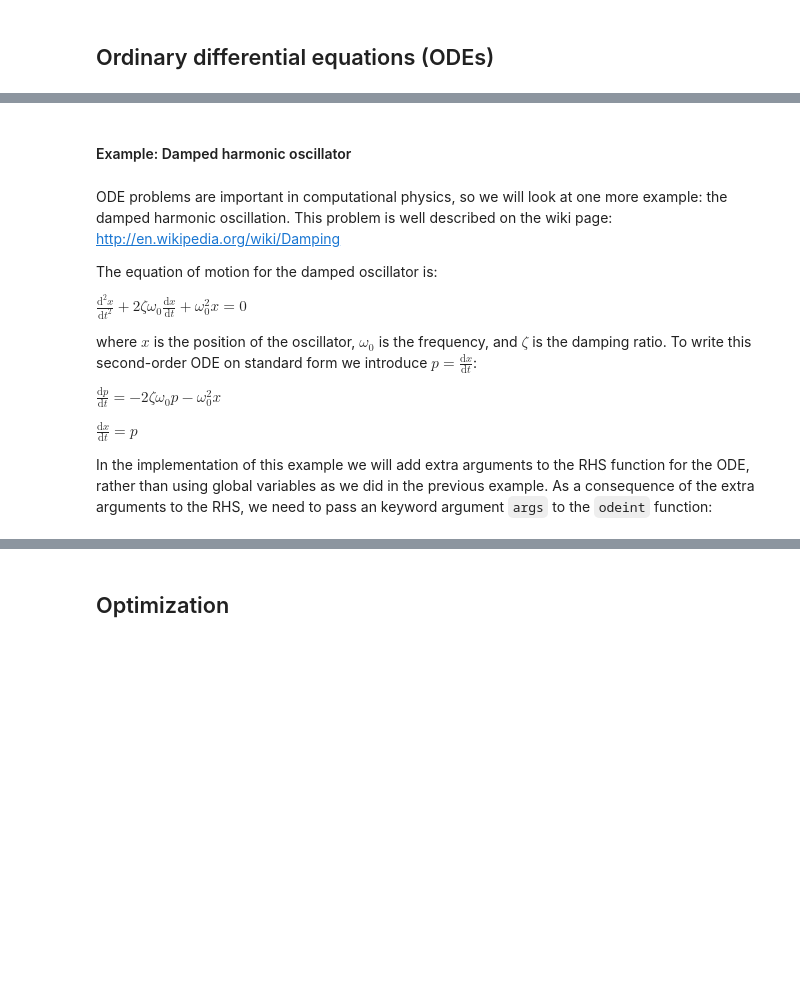
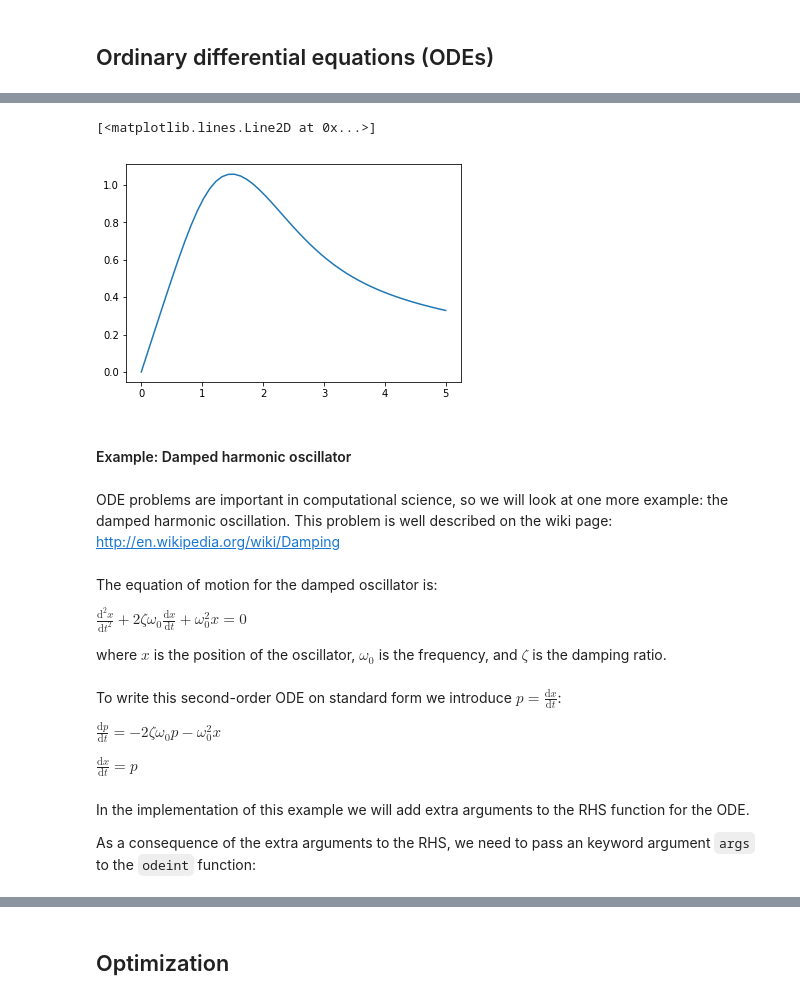
Before and after one commit to eitanlees/ISC-3313, a Jupyter notebook: Lectures/Week-10/20-Scipy-Cont.ipynb, the cells around one changed output, grey strips where cells are left out. Saved outputs shown, nothing was run; the diff lists cells and outputs as text; code cells hidden in the pictures; blank space fills up the shorter version.

```diff
--- a/Lectures/Week-10/20-Scipy-Cont.ipynb
+++ b/Lectures/Week-10/20-Scipy-Cont.ipynb
@@ -125,19 +137,28 @@ We will see how we can implement `f` and `y_0` in Python code in the examples be
+# %%
+plt.plot(t, y)
+# %% [output]
+[<matplotlib.lines.Line2D at 0x...>]
+[figure, added]
 # %% [markdown]
 #### Example: Damped harmonic oscillator
-# %% [markdown]
-ODE problems are important in computational physics, so we will look at one more example: the damped harmonic oscillation. This problem is well described on the wiki page: http://en.wikipedia.org/wiki/Damping
-
-The equation of motion for the damped oscillator is:
-
-$\displaystyle \frac{\mathrm{d}^2x}{\mathrm{d}t^2} + 2\zeta\omega_0\frac{\mathrm{d}x}{\mathrm{d}t} + \omega^2_0 x = 0$
-
-where $x$ is the position of the oscillator, $\omega_0$ is the frequency, and $\zeta$ is the damping ratio. To write this second-order ODE on standard form we introduce $p = \frac{\mathrm{d}x}{\mathrm{d}t}$:
-
-$\displaystyle \frac{\mathrm{d}p}{\mathrm{d}t} = - 2\zeta\omega_0 p - \omega^2_0 x$
-
-$\displaystyle \frac{\mathrm{d}x}{\mathrm{d}t} = p$
-
-In the implementation of this example we will add extra arguments to the RHS function for the ODE, rather than using global variables as we did in the previous example. As a consequence of the extra arguments to the RHS, we need to pass an keyword argument `args` to the `odeint` function:
+# %% [markdown]
+ODE problems are important in computational science, so we will look at one more example: the damped harmonic oscillation. This problem is well described on the wiki page: http://en.wikipedia.org/wiki/Damping
+# %% [markdown]
+The equation of motion for the damped oscillator is:
+
+$\displaystyle \frac{\mathrm{d}^2x}{\mathrm{d}t^2} + 2\zeta\omega_0\frac{\mathrm{d}x}{\mathrm{d}t} + \omega^2_0 x = 0$
+
+where $x$ is the position of the oscillator, $\omega_0$ is the frequency, and $\zeta$ is the damping ratio.
+# %% [markdown]
+To write this second-order ODE on standard form we introduce $p = \frac{\mathrm{d}x}{\mathrm{d}t}$:
+
+$\displaystyle \frac{\mathrm{d}p}{\mathrm{d}t} = - 2\zeta\omega_0 p - \omega^2_0 x$
+
+$\displaystyle \frac{\mathrm{d}x}{\mathrm{d}t} = p$
+# %% [markdown]
+In the implementation of this example we will add extra arguments to the RHS function for the ODE.
+
+As a consequence of the extra arguments to the RHS, we need to pass an keyword argument `args` to the `odeint` function:
 # %%
 def dy(y, t, zeta, w0):
     """
```
Also changed, not shown: parts of 49 cells of this notebook.
